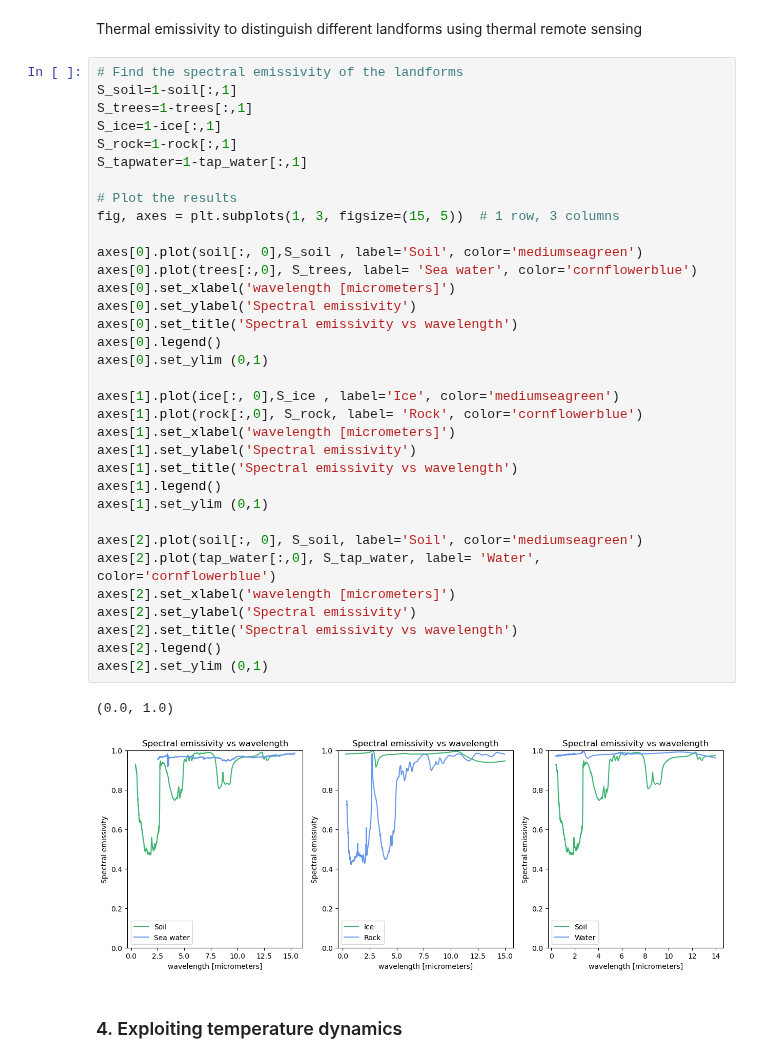
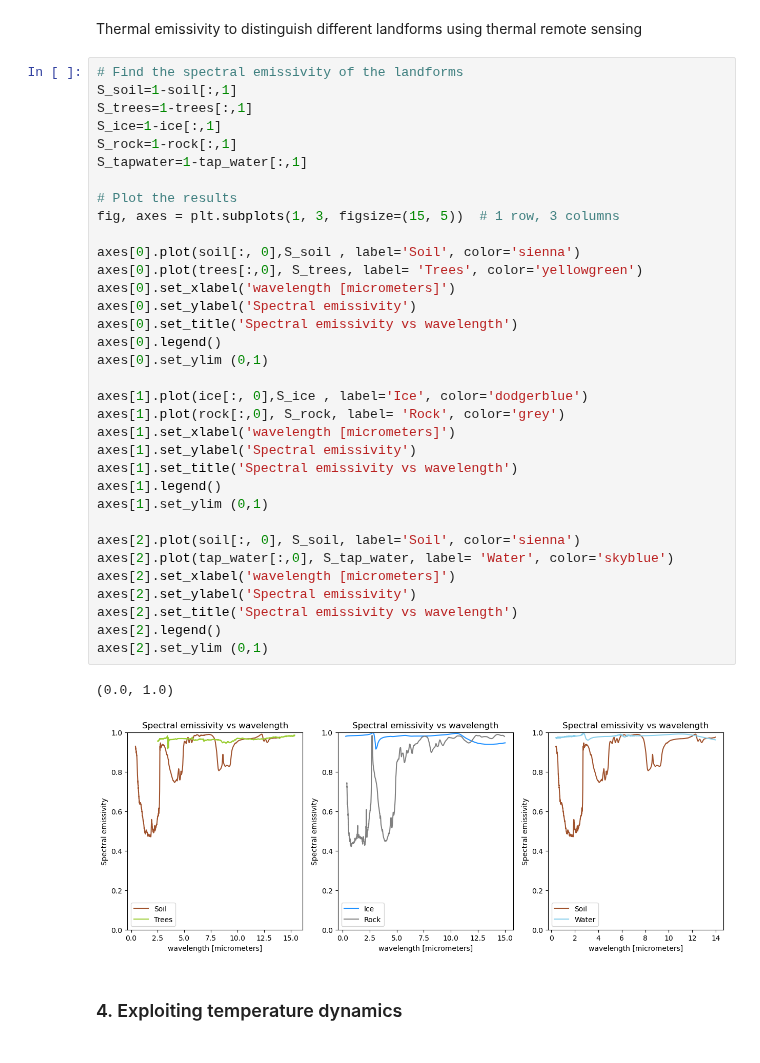
Before and after one commit to debnovalina/PPESO-Practical, a Jupyter notebook: Thermal remote sensing.ipynb, the cells around one changed output. Drawn from its saved outputs; the diff is of its cells as text.

```diff
--- a/Thermal remote sensing.ipynb
+++ b/Thermal remote sensing.ipynb
@@ -263,40 +263,40 @@ Thermal emissivity to distinguish different landforms using thermal remote sensi
 # %%
 # Find the spectral emissivity of the landforms
 S_soil=1-soil[:,1]
 S_trees=1-trees[:,1]
 S_ice=1-ice[:,1]
 S_rock=1-rock[:,1]
 S_tapwater=1-tap_water[:,1]
 
 # Plot the results
 fig, axes = plt.subplots(1, 3, figsize=(15, 5))  # 1 row, 3 columns
 
-axes[0].plot(soil[:, 0],S_soil , label='Soil', color='mediumseagreen')
-axes[0].plot(trees[:,0], S_trees, label= 'Sea water', color='cornflowerblue')
+axes[0].plot(soil[:, 0],S_soil , label='Soil', color='sienna')
+axes[0].plot(trees[:,0], S_trees, label= 'Trees', color='yellowgreen')
 axes[0].set_xlabel('wavelength [micrometers]')
 axes[0].set_ylabel('Spectral emissivity')
 axes[0].set_title('Spectral emissivity vs wavelength')
 axes[0].legend()
 axes[0].set_ylim (0,1)
 
-axes[1].plot(ice[:, 0],S_ice , label='Ice', color='mediumseagreen')
-axes[1].plot(rock[:,0], S_rock, label= 'Rock', color='cornflowerblue')
+axes[1].plot(ice[:, 0],S_ice , label='Ice', color='dodgerblue')
+axes[1].plot(rock[:,0], S_rock, label= 'Rock', color='grey')
 axes[1].set_xlabel('wavelength [micrometers]')
 axes[1].set_ylabel('Spectral emissivity')
 axes[1].set_title('Spectral emissivity vs wavelength')
 axes[1].legend()
 axes[1].set_ylim (0,1)
 
-axes[2].plot(soil[:, 0], S_soil, label='Soil', color='mediumseagreen')
-axes[2].plot(tap_water[:,0], S_tap_water, label= 'Water', color='cornflowerblue')
+axes[2].plot(soil[:, 0], S_soil, label='Soil', color='sienna')
+axes[2].plot(tap_water[:,0], S_tap_water, label= 'Water', color='skyblue')
 axes[2].set_xlabel('wavelength [micrometers]')
 axes[2].set_ylabel('Spectral emissivity')
 axes[2].set_title('Spectral emissivity vs wavelength')
 axes[2].legend()
 axes[2].set_ylim (0,1)
 # %% [output]
 (0.0, 1.0)
-[figure, old version]
+[figure, new version]
 # %% [markdown]
 ### 4. Exploiting temperature dynamics
 # %%
```
Also changed, not shown: parts of 3 cells of this notebook.
